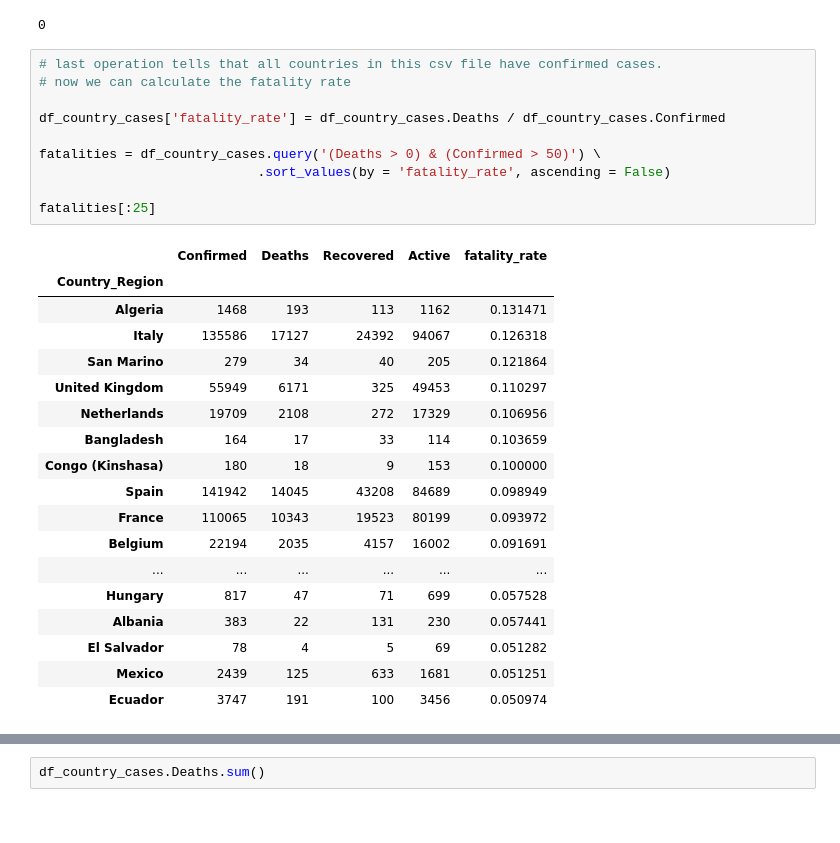
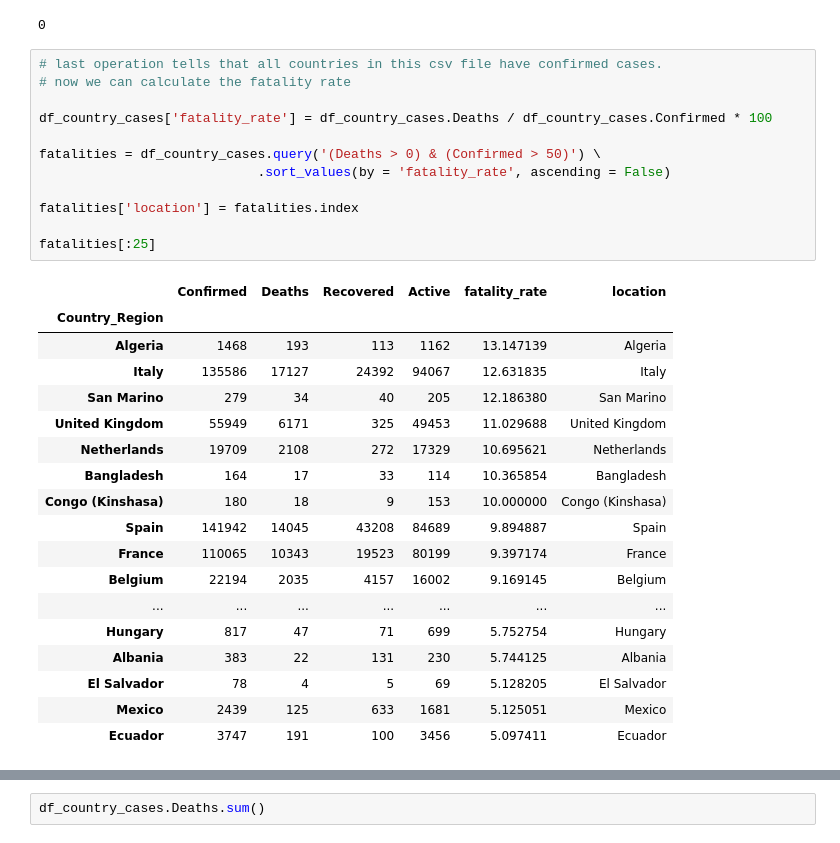
Before and after one commit to nnworkspace/covid19-insight, a Jupyter notebook: covid19-insight.ipynb, the cells around one changed output, grey strips where cells are left out. Saved outputs shown, nothing was run; the diff lists cells and outputs as text.

```diff
--- a/covid19-insight.ipynb
+++ b/covid19-insight.ipynb
@@ -102,29 +105,31 @@ len(df_country_cases.loc[df_country_cases['Confirmed'] == 0])
 # %%
 # last operation tells that all countries in this csv file have confirmed cases.
 # now we can calculate the fatality rate
 
-df_country_cases['fatality_rate'] = df_country_cases.Deaths / df_country_cases.Confirmed
+df_country_cases['fatality_rate'] = df_country_cases.Deaths / df_country_cases.Confirmed * 100
 
 fatalities = df_country_cases.query('(Deaths > 0) & (Confirmed > 50)') \
                             .sort_values(by = 'fatality_rate', ascending = False)
 
+fatalities['location'] = fatalities.index
+
 fatalities[:25]
 # %% [output]
-|  | Confirmed | Deaths | Recovered | Active | fatality_rate |
-| Country_Region |  |  |  |  |  |
-| Algeria | 1468 | 193 | 113 | 1162 | 0.131471 |
-| Italy | 135586 | 17127 | 24392 | 94067 | 0.126318 |
-| San Marino | 279 | 34 | 40 | 205 | 0.121864 |
-| United Kingdom | 55949 | 6171 | 325 | 49453 | 0.110297 |
-| Netherlands | 19709 | 2108 | 272 | 17329 | 0.106956 |
-| Bangladesh | 164 | 17 | 33 | 114 | 0.103659 |
-| Congo (Kinshasa) | 180 | 18 | 9 | 153 | 0.100000 |
-| Spain | 141942 | 14045 | 43208 | 84689 | 0.098949 |
-| France | 110065 | 10343 | 19523 | 80199 | 0.093972 |
-| Belgium | 22194 | 2035 | 4157 | 16002 | 0.091691 |
-| ... | ... | ... | ... | ... | ... |
-| Hungary | 817 | 47 | 71 | 699 | 0.057528 |
-| Albania | 383 | 22 | 131 | 230 | 0.057441 |
-| El Salvador | 78 | 4 | 5 | 69 | 0.051282 |
-| Mexico | 2439 | 125 | 633 | 1681 | 0.051251 |
-| Ecuador | 3747 | 191 | 100 | 3456 | 0.050974 |
+|  | Confirmed | Deaths | Recovered | Active | fatality_rate | location |
+| Country_Region |  |  |  |  |  |  |
+| Algeria | 1468 | 193 | 113 | 1162 | 13.147139 | Algeria |
+| Italy | 135586 | 17127 | 24392 | 94067 | 12.631835 | Italy |
+| San Marino | 279 | 34 | 40 | 205 | 12.186380 | San Marino |
+| United Kingdom | 55949 | 6171 | 325 | 49453 | 11.029688 | United Kingdom |
+| Netherlands | 19709 | 2108 | 272 | 17329 | 10.695621 | Netherlands |
+| Bangladesh | 164 | 17 | 33 | 114 | 10.365854 | Bangladesh |
+| Congo (Kinshasa) | 180 | 18 | 9 | 153 | 10.000000 | Congo (Kinshasa) |
+| Spain | 141942 | 14045 | 43208 | 84689 | 9.894887 | Spain |
+| France | 110065 | 10343 | 19523 | 80199 | 9.397174 | France |
+| Belgium | 22194 | 2035 | 4157 | 16002 | 9.169145 | Belgium |
+| ... | ... | ... | ... | ... | ... | ... |
+| Hungary | 817 | 47 | 71 | 699 | 5.752754 | Hungary |
+| Albania | 383 | 22 | 131 | 230 | 5.744125 | Albania |
+| El Salvador | 78 | 4 | 5 | 69 | 5.128205 | El Salvador |
+| Mexico | 2439 | 125 | 633 | 1681 | 5.125051 | Mexico |
+| Ecuador | 3747 | 191 | 100 | 3456 | 5.097411 | Ecuador |
```
Also changed, not shown: parts of 12 cells of this notebook.
